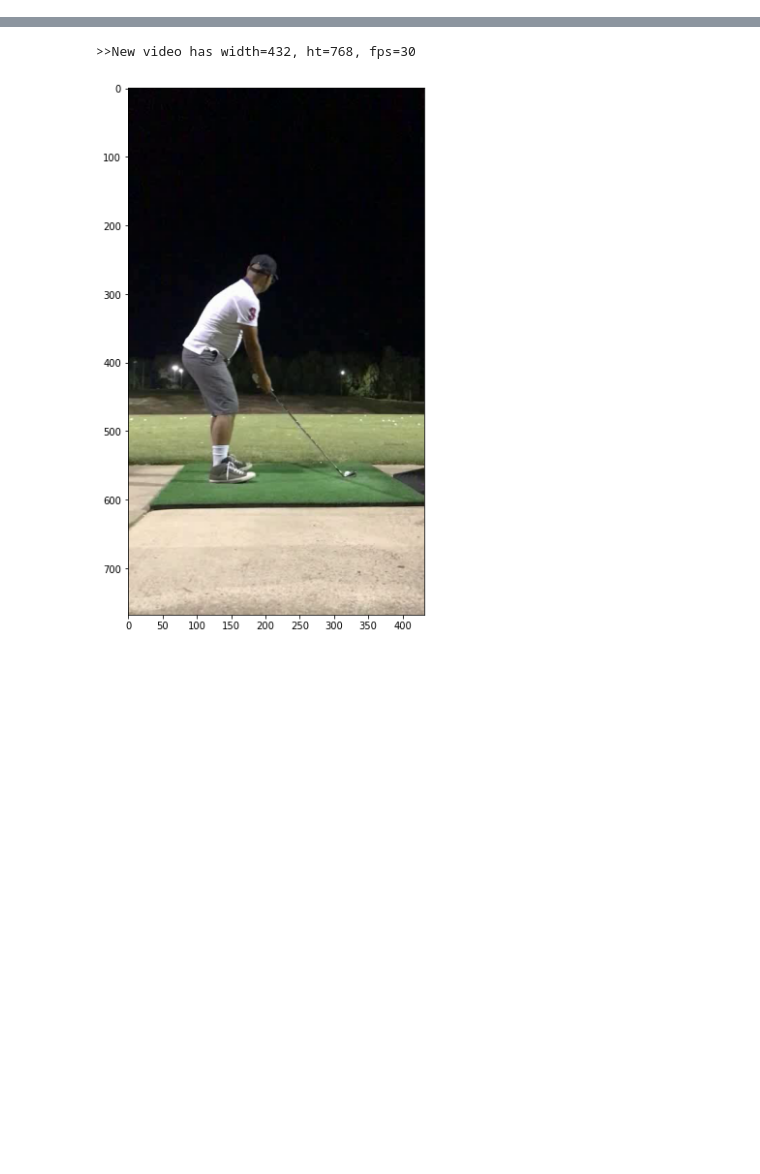
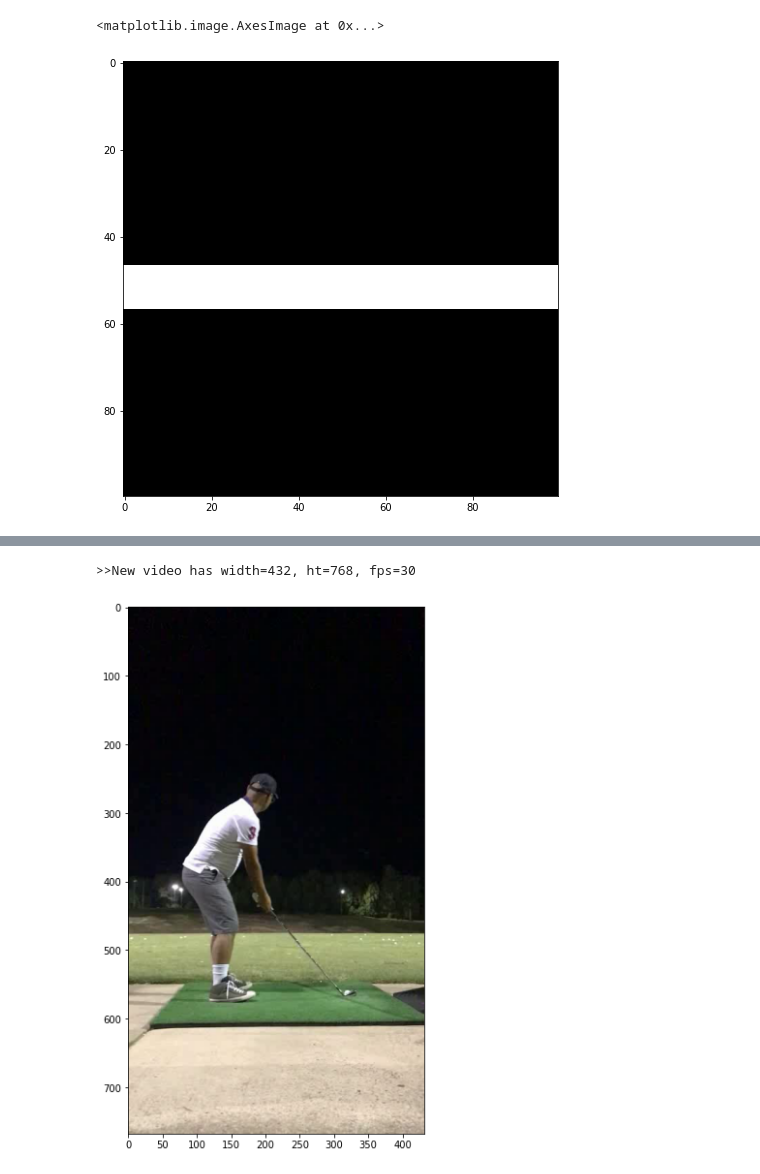
Before and after one commit to sanjeevs/golftracker, a Jupyter notebook: notebooks/club_detection.ipynb, the cells around one changed output, grey strips where cells are left out. Drawn from its saved outputs; the diff is of its cells as text; code cells hidden in the pictures; blank space fills up the shorter version.

```diff
--- a/notebooks/club_detection.ipynb
+++ b/notebooks/club_detection.ipynb
@@ -9,0 +11,10 @@ plt.rcParams['figure.figsize'] = [16, 8]
+# %%
+img = np.zeros((100, 100, 3), dtype=np.uint8)
+img[50:55, 0:100] = 255
+
+edges = image_operation.CannyEdgeDetection().process(img)
+# %%
+plt.imshow(edges)
+# %% [output]
+<matplotlib.image.AxesImage at 0x...>
+[figure, added]
```
Also changed, not shown: parts of 3 cells of this notebook, 2 other files.
